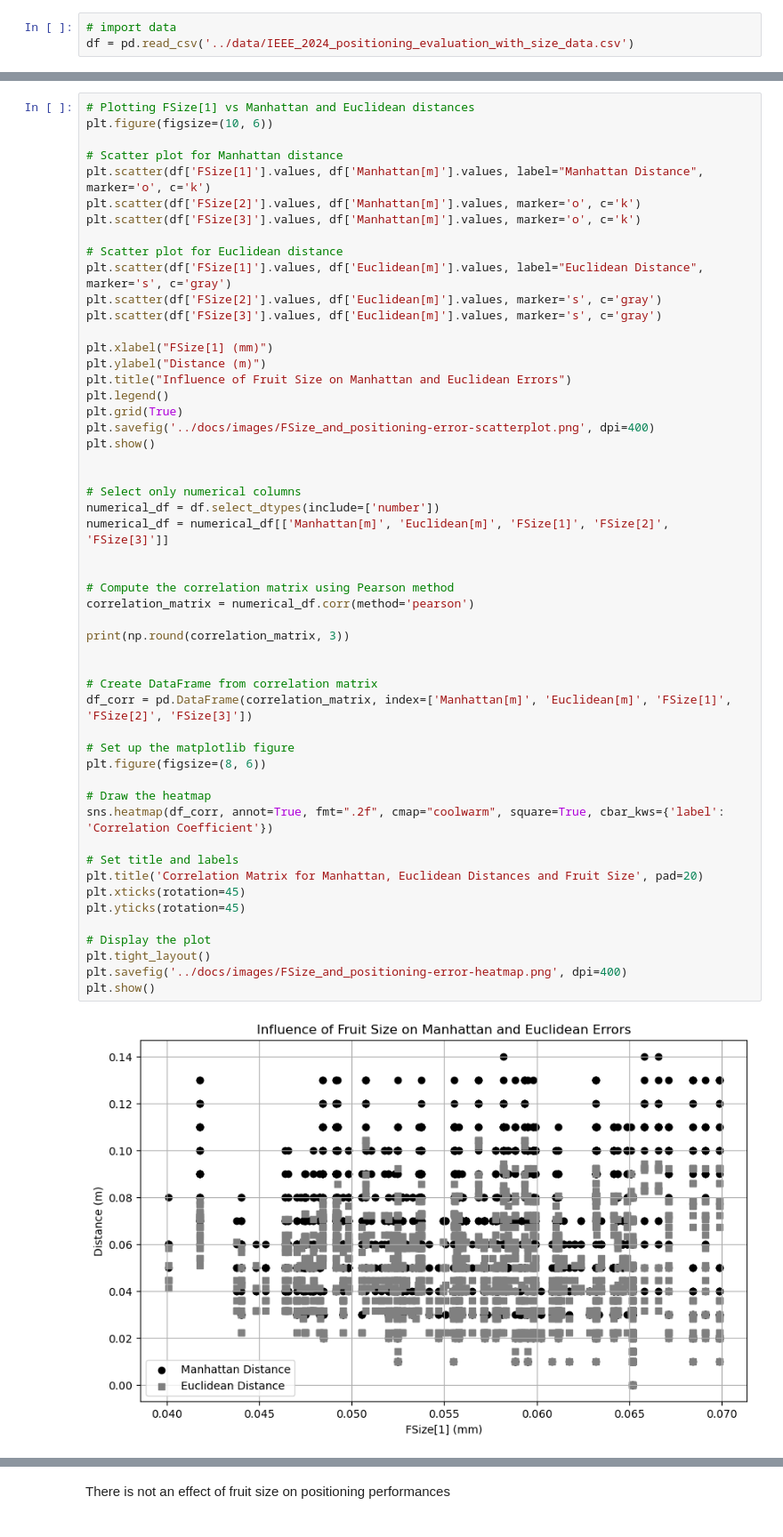
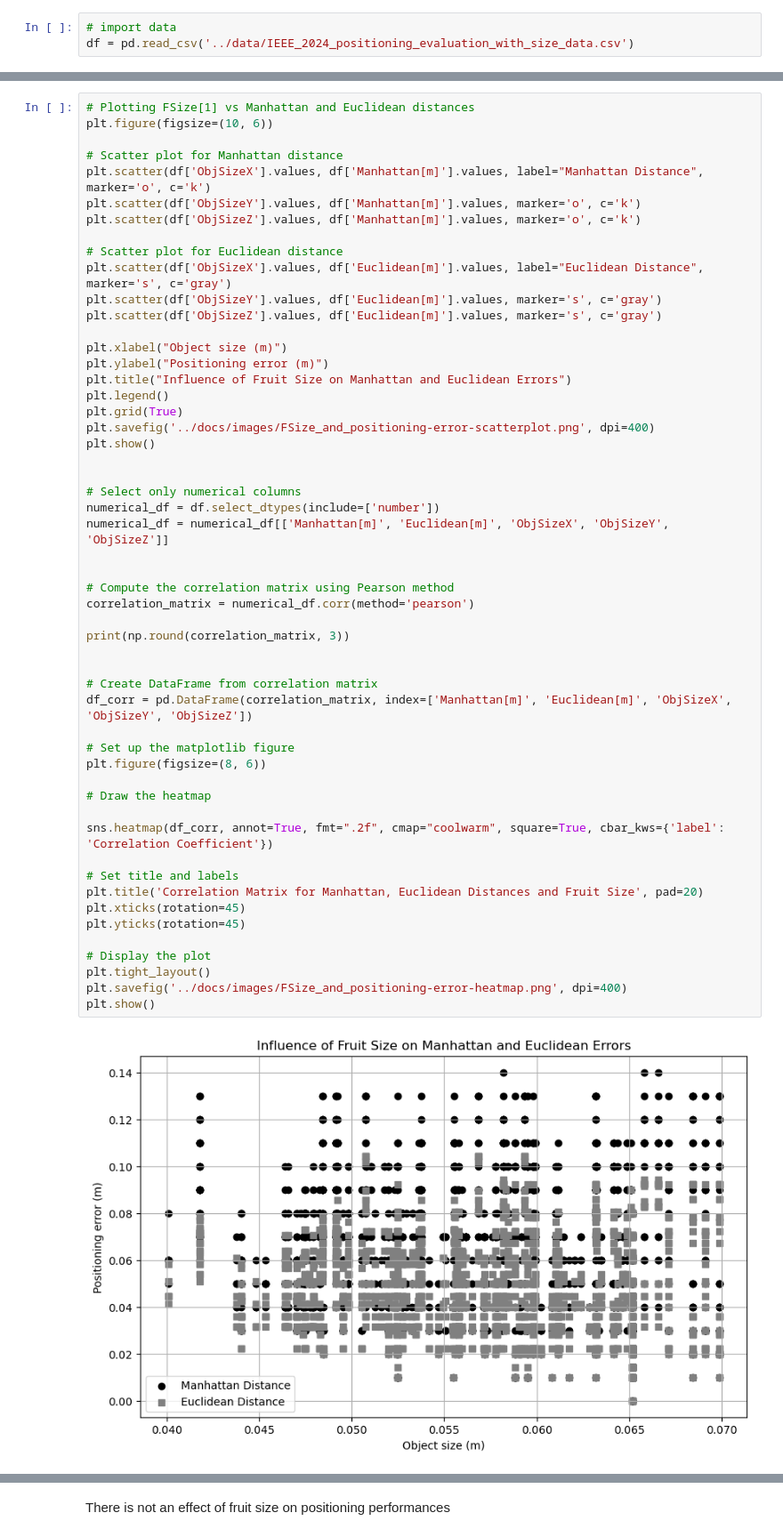
Before and after one commit to ECOPOM/Positioning_MetroAgriFor2024, a Jupyter notebook: notebooks/data_analysis.ipynb, the cells around one changed output, grey strips where cells are left out. Shown at 89% size. Cells and saved outputs as stored; diff of their text form.

Commit message:
explored effect of FSize on Positioning error

```diff
--- a/notebooks/data_analysis.ipynb
+++ b/notebooks/data_analysis.ipynb
@@ -308,17 +307,17 @@ df.head()
 plt.figure(figsize=(10, 6))
 
 # Scatter plot for Manhattan distance
-plt.scatter(df['FSize[1]'].values, df['Manhattan[m]'].values, label="Manhattan Distance", marker='o', c='k')
-plt.scatter(df['FSize[2]'].values, df['Manhattan[m]'].values, marker='o', c='k')
-plt.scatter(df['FSize[3]'].values, df['Manhattan[m]'].values, marker='o', c='k')
+plt.scatter(df['ObjSizeX'].values, df['Manhattan[m]'].values, label="Manhattan Distance", marker='o', c='k')
+plt.scatter(df['ObjSizeY'].values, df['Manhattan[m]'].values, marker='o', c='k')
+plt.scatter(df['ObjSizeZ'].values, df['Manhattan[m]'].values, marker='o', c='k')
 
 # Scatter plot for Euclidean distance
-plt.scatter(df['FSize[1]'].values, df['Euclidean[m]'].values, label="Euclidean Distance", marker='s', c='gray')
-plt.scatter(df['FSize[2]'].values, df['Euclidean[m]'].values, marker='s', c='gray')
-plt.scatter(df['FSize[3]'].values, df['Euclidean[m]'].values, marker='s', c='gray')
+plt.scatter(df['ObjSizeX'].values, df['Euclidean[m]'].values, label="Euclidean Distance", marker='s', c='gray')
+plt.scatter(df['ObjSizeY'].values, df['Euclidean[m]'].values, marker='s', c='gray')
+plt.scatter(df['ObjSizeZ'].values, df['Euclidean[m]'].values, marker='s', c='gray')
 
-plt.xlabel("FSize[1] (mm)")
-plt.ylabel("Distance (m)")
+plt.xlabel("Object size (m)")
+plt.ylabel("Positioning error (m)")
 plt.title("Influence of Fruit Size on Manhattan and Euclidean Errors")
 plt.legend()
 plt.grid(True)
@@ -327,33 +326,34 @@ plt.show()
 
 
 # Select only numerical columns
 numerical_df = df.select_dtypes(include=['number'])
-numerical_df = numerical_df[['Manhattan[m]', 'Euclidean[m]', 'FSize[1]', 'FSize[2]', 'FSize[3]']]
+numerical_df = numerical_df[['Manhattan[m]', 'Euclidean[m]', 'ObjSizeX', 'ObjSizeY', 'ObjSizeZ']]
 
 
 # Compute the correlation matrix using Pearson method
 correlation_matrix = numerical_df.corr(method='pearson')
 
 print(np.round(correlation_matrix, 3))
 
 
 # Create DataFrame from correlation matrix
-df_corr = pd.DataFrame(correlation_matrix, index=['Manhattan[m]', 'Euclidean[m]', 'FSize[1]', 'FSize[2]', 'FSize[3]'])
+df_corr = pd.DataFrame(correlation_matrix, index=['Manhattan[m]', 'Euclidean[m]', 'ObjSizeX', 'ObjSizeY', 'ObjSizeZ'])
 
 # Set up the matplotlib figure
 plt.figure(figsize=(8, 6))
 
 # Draw the heatmap
+
 sns.heatmap(df_corr, annot=True, fmt=".2f", cmap="coolwarm", square=True, cbar_kws={'label': 'Correlation Coefficient'})
 
 # Set title and labels
 plt.title('Correlation Matrix for Manhattan, Euclidean Distances and Fruit Size', pad=20)
 plt.xticks(rotation=45)
 plt.yticks(rotation=45)
 
 # Display the plot
 plt.tight_layout()
 plt.savefig('../docs/images/FSize_and_positioning-error-heatmap.png', dpi=400)
 plt.show()
 # %% [output]
-[figure, old version]
+[figure, new version]
```
Also changed, not shown: parts of 3 cells of this notebook, 4 other files.
